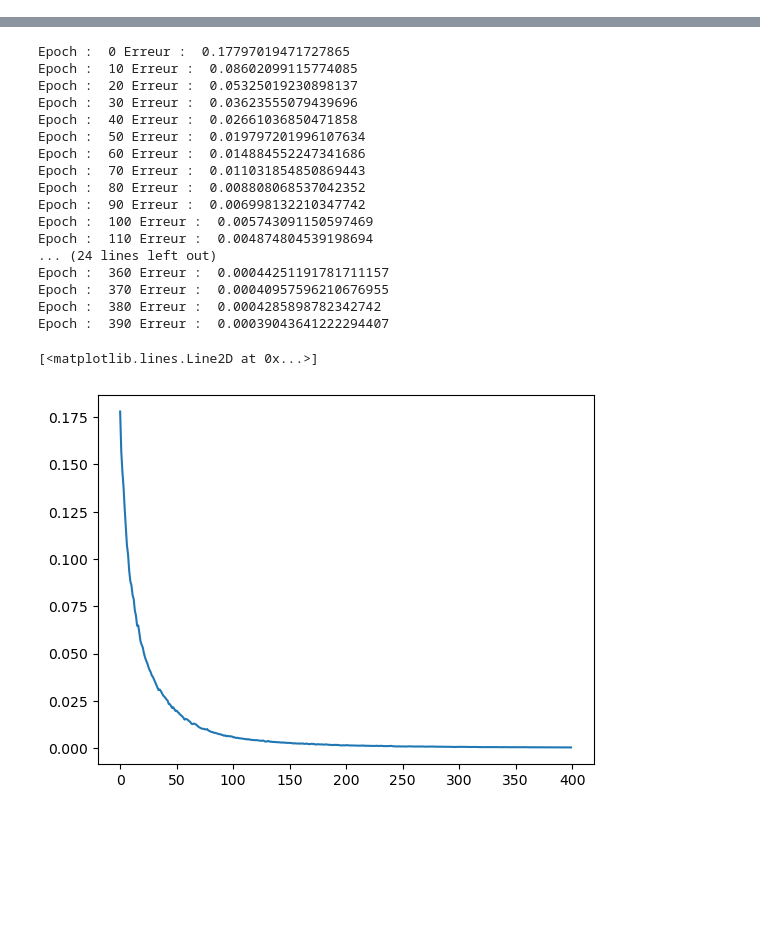
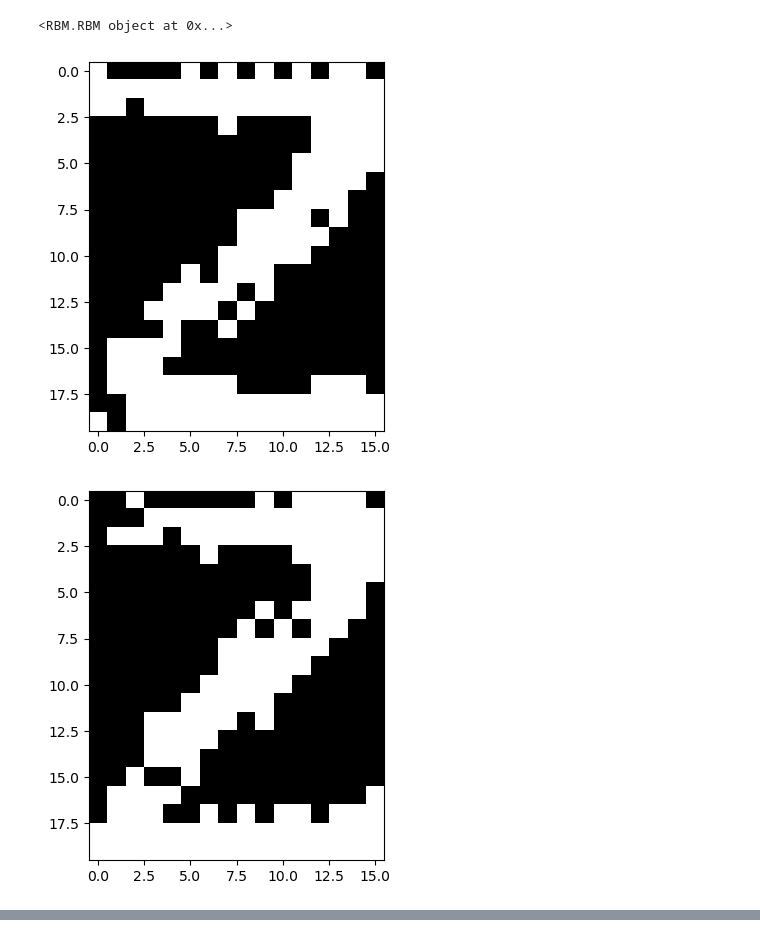
Before and after one commit to zack242/Deep-Learing-II, a Jupyter notebook: AlphaDigit.ipynb, the cells around one changed output, grey strips where cells are left out. Cells and saved outputs as stored; diff of their text form; code cells hidden in the pictures; blank space fills up the shorter version.

```diff
--- a/AlphaDigit.ipynb
+++ b/AlphaDigit.ipynb
@@ -2,0 +3,15 @@ from principal_RBM_alpha import *
+# %%
+X = lire_alpha_digit(['Z'])
+p = len(X[0])
+q = 100
+Rbm = init_RBM(p,q)
+rbm = train_RBM(Rbm,X,learning_rate=0.1,epochs=100,batch_size=10)
+# %%
+print(Rbm)
+# %% [output]
+<RBM.RBM object at 0x...>
+# %%
+generer_image_RBM(rbm, 500, 3)
+# %% [output]
+[figure, added]
+[figure, added]
@@ -3,28 +19,7 @@ from principal_RBM_alpha import *
 # %%
-X = lire_alpha_digit(['Z'])
+X = lire_alpha_digit(['A','B','Z','0'])
 p = len(X[0])
 q = 100
 Rbm = init_RBM(p,q)
-Rbm,error = train_RBM(Rbm,X,learning_rate=0.1, epochs=400, batch_size=3)
-plt.plot(error)
+Rbm = train_RBM(Rbm,X,learning_rate=0.1, epochs=400, batch_size=10)
-# %% [output]
-Epoch :  0 Erreur :  0.17797019471727865
-Epoch :  10 Erreur :  0.08602099115774085
-Epoch :  20 Erreur :  0.05325019230898137
-Epoch :  30 Erreur :  0.03623555079439696
-Epoch :  40 Erreur :  0.02661036850471858
-Epoch :  50 Erreur :  0.019797201996107634
-Epoch :  60 Erreur :  0.014884552247341686
-Epoch :  70 Erreur :  0.011031854850869443
-Epoch :  80 Erreur :  0.008808068537042352
-Epoch :  90 Erreur :  0.006998132210347742
-Epoch :  100 Erreur :  0.005743091150597469
-Epoch :  110 Erreur :  0.004874804539198694
-... (24 lines left out)
-Epoch :  360 Erreur :  0.00044251191781711157
-Epoch :  370 Erreur :  0.00040957596210676955
-Epoch :  380 Erreur :  0.0004285898782342742
-Epoch :  390 Erreur :  0.00039043641222294407
-[<matplotlib.lines.Line2D at 0x...>]
-[figure, removed]
 # %%
```
Also changed, not shown: parts of 8 cells of this notebook, 10 other files.
